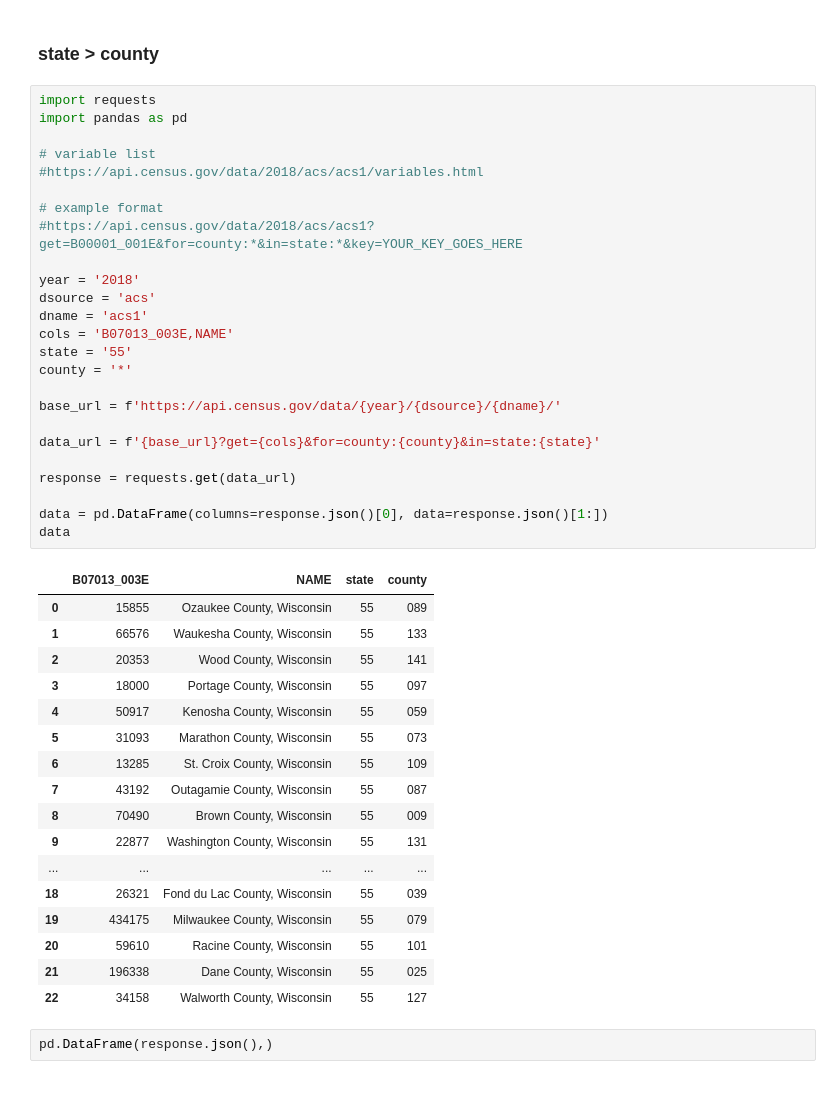
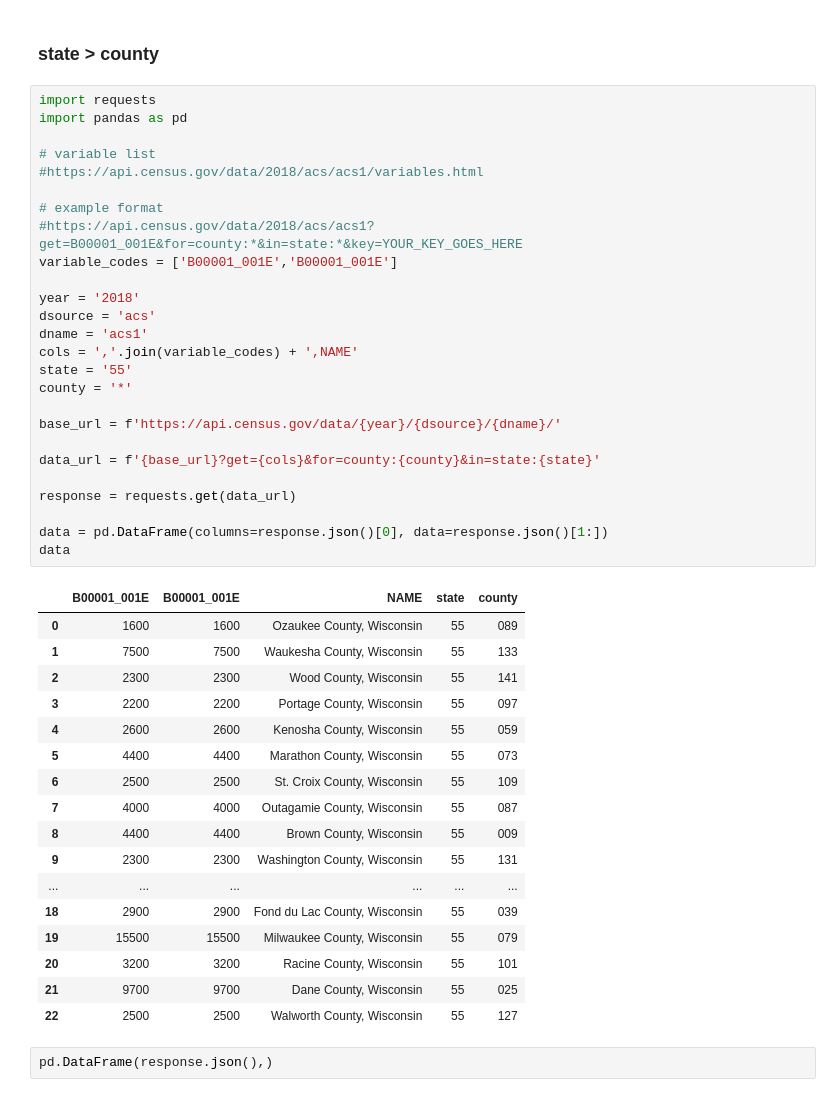
Before and after one commit to Vinnie-Palazeti/Census, a Jupyter notebook: examples/Notebooks/ACS_&_SF1.ipynb, the cells around one changed output. Drawn from its saved outputs; the diff is of its cells as text.

```diff
--- a/examples/Notebooks/ACS_&_SF1.ipynb
+++ b/examples/Notebooks/ACS_&_SF1.ipynb
@@ -13,46 +214,47 @@ For examples of variables check the census variables website linked.
 # %%
 import requests
 import pandas as pd
 
 # variable list
 #https://api.census.gov/data/2018/acs/acs1/variables.html
 
 # example format
 #https://api.census.gov/data/2018/acs/acs1?get=B00001_001E&for=county:*&in=state:*&key=YOUR_KEY_GOES_HERE
+variable_codes = ['B00001_001E','B00001_001E']
 
 year = '2018'
 dsource = 'acs'
 dname = 'acs1'
-cols = 'B07013_003E,NAME'
+cols = ','.join(variable_codes) + ',NAME'
 state = '55'
 county = '*'
 
 base_url = f'https://api.census.gov/data/{year}/{dsource}/{dname}/'
 
 data_url = f'{base_url}?get={cols}&for=county:{county}&in=state:{state}'
 
 response = requests.get(data_url)
 
 data = pd.DataFrame(columns=response.json()[0], data=response.json()[1:])
 data
 # %% [output]
-|  | B07013_003E | NAME | state | county |
-| 0 | 15855 | Ozaukee County, Wisconsin | 55 | 089 |
-| 1 | 66576 | Waukesha County, Wisconsin | 55 | 133 |
-| 2 | 20353 | Wood County, Wisconsin | 55 | 141 |
-| 3 | 18000 | Portage County, Wisconsin | 55 | 097 |
-| 4 | 50917 | Kenosha County, Wisconsin | 55 | 059 |
-| 5 | 31093 | Marathon County, Wisconsin | 55 | 073 |
-| 6 | 13285 | St. Croix County, Wisconsin | 55 | 109 |
-| 7 | 43192 | Outagamie County, Wisconsin | 55 | 087 |
-| 8 | 70490 | Brown County, Wisconsin | 55 | 009 |
-| 9 | 22877 | Washington County, Wisconsin | 55 | 131 |
-| ... | ... | ... | ... | ... |
-| 18 | 26321 | Fond du Lac County, Wisconsin | 55 | 039 |
-| 19 | 434175 | Milwaukee County, Wisconsin | 55 | 079 |
-| 20 | 59610 | Racine County, Wisconsin | 55 | 101 |
-| 21 | 196338 | Dane County, Wisconsin | 55 | 025 |
-| 22 | 34158 | Walworth County, Wisconsin | 55 | 127 |
+|  | B00001_001E | B00001_001E | NAME | state | county |
+| 0 | 1600 | 1600 | Ozaukee County, Wisconsin | 55 | 089 |
+| 1 | 7500 | 7500 | Waukesha County, Wisconsin | 55 | 133 |
+| 2 | 2300 | 2300 | Wood County, Wisconsin | 55 | 141 |
+| 3 | 2200 | 2200 | Portage County, Wisconsin | 55 | 097 |
+| 4 | 2600 | 2600 | Kenosha County, Wisconsin | 55 | 059 |
+| 5 | 4400 | 4400 | Marathon County, Wisconsin | 55 | 073 |
+| 6 | 2500 | 2500 | St. Croix County, Wisconsin | 55 | 109 |
+| 7 | 4000 | 4000 | Outagamie County, Wisconsin | 55 | 087 |
+| 8 | 4400 | 4400 | Brown County, Wisconsin | 55 | 009 |
+| 9 | 2300 | 2300 | Washington County, Wisconsin | 55 | 131 |
+| ... | ... | ... | ... | ... | ... |
+| 18 | 2900 | 2900 | Fond du Lac County, Wisconsin | 55 | 039 |
+| 19 | 15500 | 15500 | Milwaukee County, Wisconsin | 55 | 079 |
+| 20 | 3200 | 3200 | Racine County, Wisconsin | 55 | 101 |
+| 21 | 9700 | 9700 | Dane County, Wisconsin | 55 | 025 |
+| 22 | 2500 | 2500 | Walworth County, Wisconsin | 55 | 127 |
 # %%
 pd.DataFrame(response.json(),)
 # %% [output]
```
Also changed, not shown: parts of 5 cells of this notebook, 12 other files.
